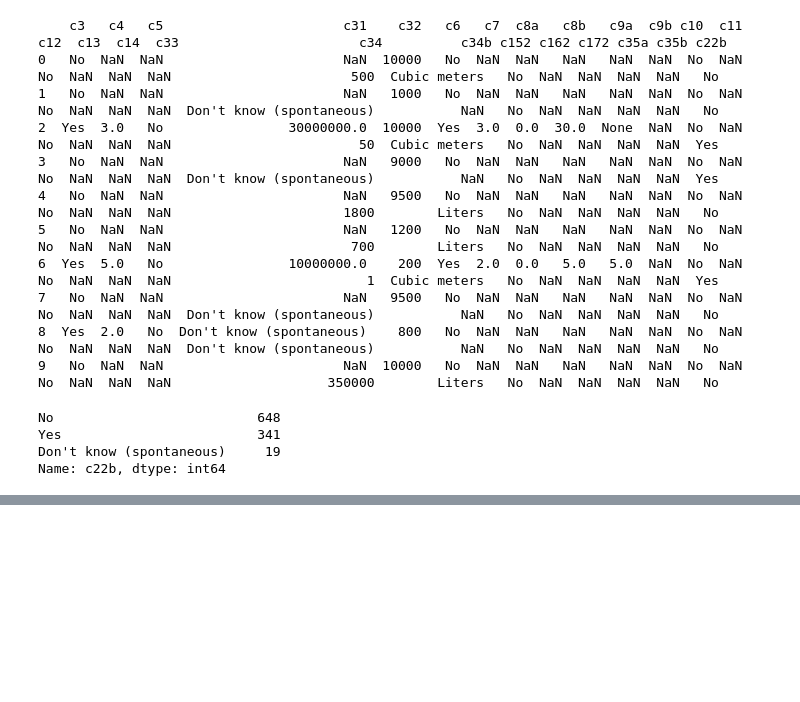
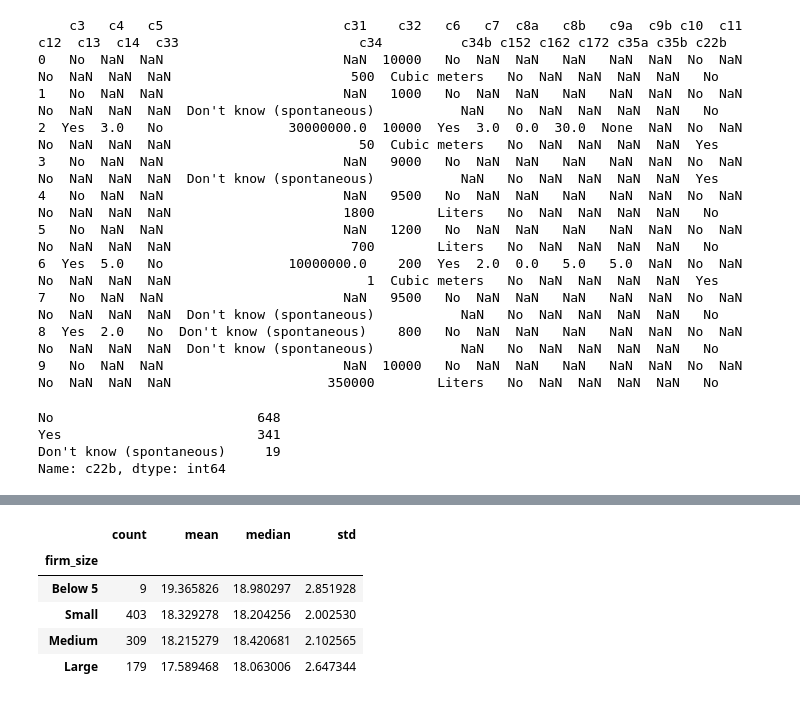
Before and after one commit to Oybibikhon/Bigger-Firms-Better-Productivity, a Jupyter notebook: notebooks/01_data_exploration.ipynb, the cells around one changed output, grey strips where cells are left out. Saved outputs shown, nothing was run; the diff lists cells and outputs as text; code cells hidden in the pictures; blank space fills up the shorter version.

```diff
--- a/notebooks/01_data_exploration.ipynb
+++ b/notebooks/01_data_exploration.ipynb
@@ -610,0 +737,16 @@ Name: c22b, dtype: int64
+# %%
+productivity_by_size = df.groupby(
+    'firm_size',
+    observed=False
+)['log_productivity_w'].agg(
+    ['count', 'mean', 'median', 'std']
+)
+
+productivity_by_size
+# %% [output]
+|  | count | mean | median | std |
+| firm_size |  |  |  |  |
+| Below 5 | 9 | 19.365826 | 18.980297 | 2.851928 |
+| Small | 403 | 18.329278 | 18.204256 | 2.002530 |
+| Medium | 309 | 18.215279 | 18.420681 | 2.102565 |
+| Large | 179 | 17.589468 | 18.063006 | 2.647344 |
```
Also changed, not shown: parts of 60 cells of this notebook.
